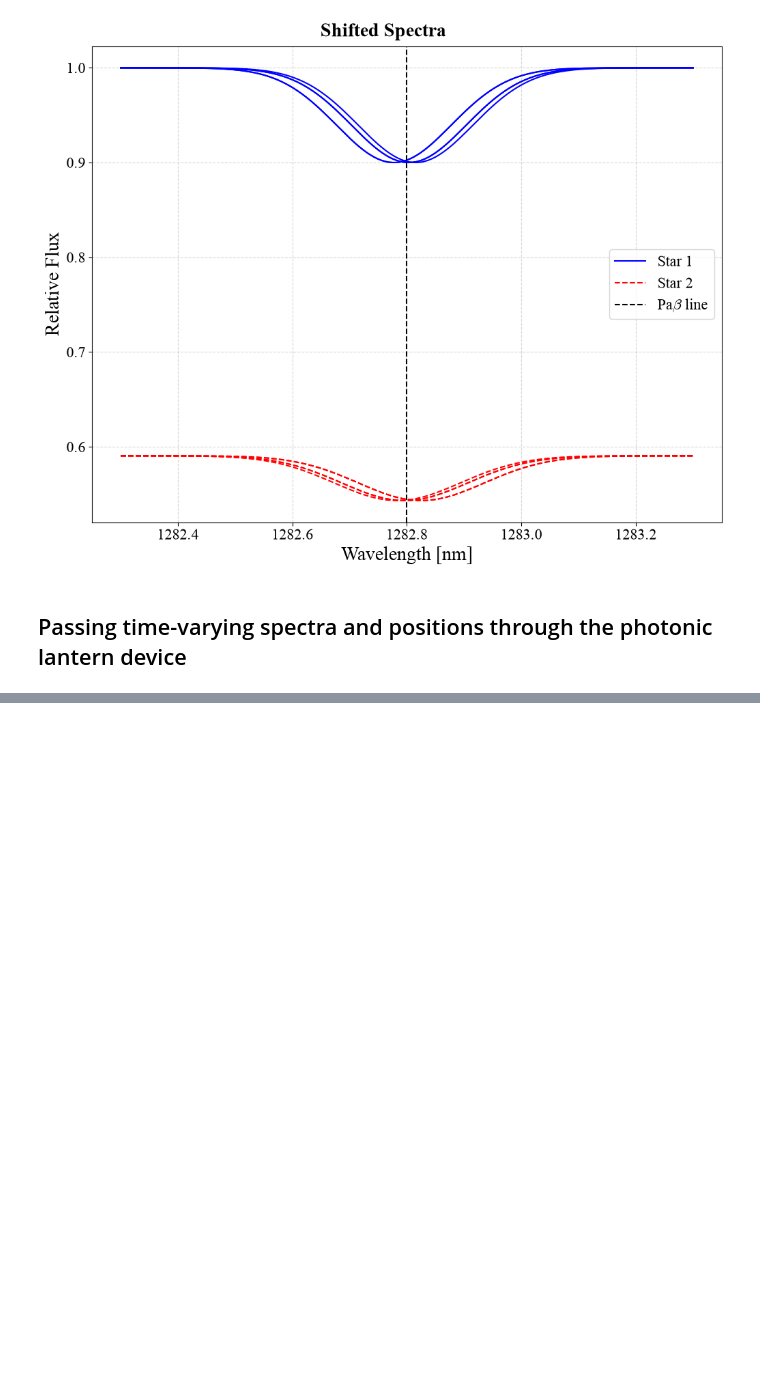
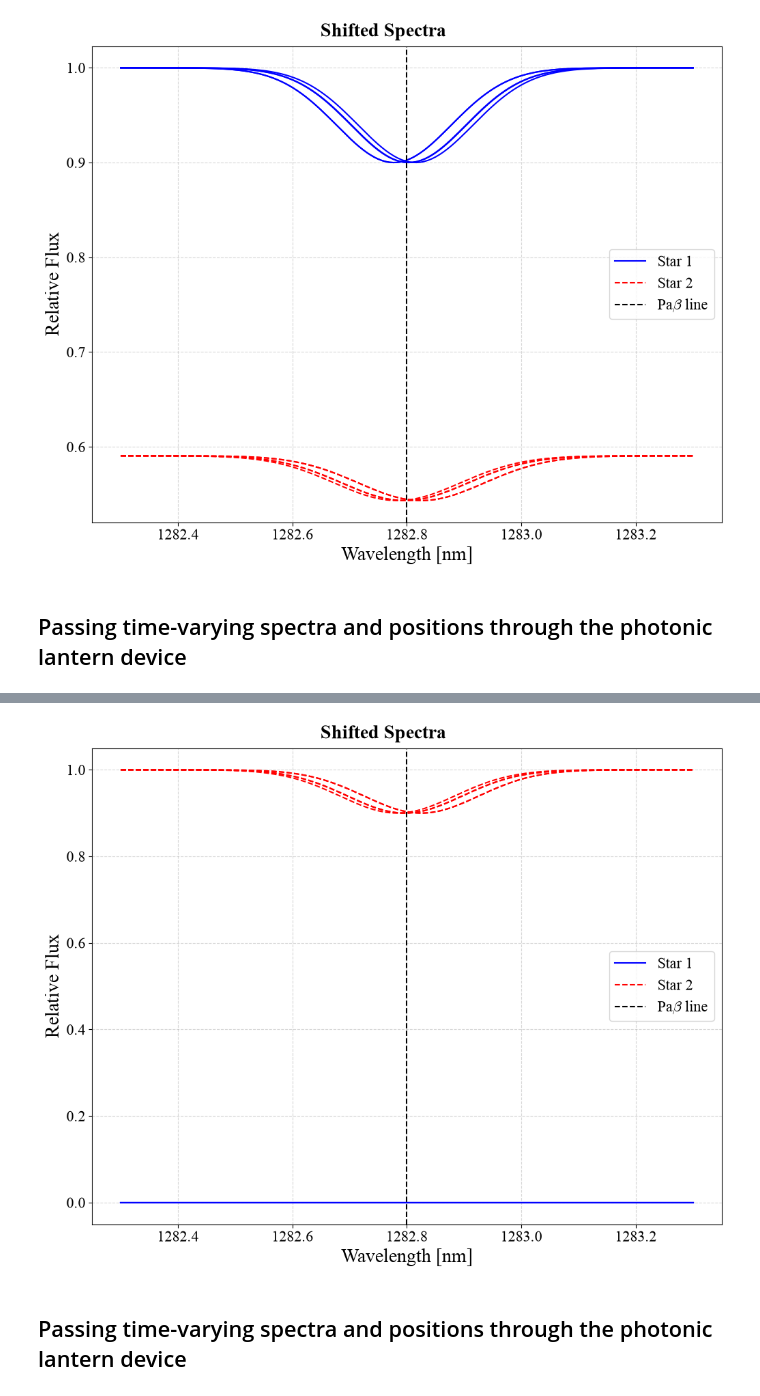
Before and after one commit to saividyud/Second-Year-Project, a Jupyter notebook: transient_observations.ipynb, the cells around one changed output, grey strips where cells are left out. Cells and saved outputs as stored; diff of their text form; code cells hidden in the pictures; blank space fills up the shorter version.

```diff
--- a/transient_observations.ipynb
+++ b/transient_observations.ipynb
@@ -654,0 +705,34 @@ plt.show()
+# %%
+star1_spectra_doppled = np.zeros((N_OBS, N_SPEC))
+star2_spectra_doppled = np.zeros((N_OBS, N_SPEC))
+
+for i in tqdm(range(N_OBS), desc='Shifting the spectra due to the Doppler shift'):
+    star1_spectra_doppled[i, :] = functions.create_spectrum(F_1, A_LINE_1, WAV_MIDDLE_1, WAV_WIDTH_1, WAV_RANGE + delta_lambda1[i])
+    star2_spectra_doppled[i, :] = functions.create_spectrum(F_2, A_LINE_2, WAV_MIDDLE_2, WAV_WIDTH_2, WAV_RANGE + delta_lambda2[i])
+
+# Plotting the spectra
+fig = plt.figure()
+fig.set_constrained_layout(True)
+ax = fig.add_subplot()
+
+fig.suptitle('Shifted Spectra')
+
+for i in range(N_OBS):
+    if i == 0 or i == N_OBS//4 or i == N_OBS//2 or i == 3*N_OBS//4 or i == N_OBS - 1:
+        ax.plot(WAV_RANGE, star1_spectra_doppled[i], label=f'Star 1' if i == 0 else None, color='b', linestyle='-')
+        ax.plot(WAV_RANGE, star2_spectra_doppled[i], label=f'Star 2' if i == 0 else None, color='r', linestyle='--')
+
+ax.axvline(WAV_MIDDLE, color='k', linestyle='--', label='Pa$\\beta$ line')
+
+ax.set_xlabel('Wavelength [nm]')
+ax.set_ylabel('Relative Flux')
+
+ax.grid(True, linestyle='--', alpha=0.5)
+
+ax.legend()
+
+plt.show()
+# %% [output]
+[figure, added]
+# %% [markdown]
+## Passing time-varying spectra and positions through the photonic lantern device
```
Also changed, not shown: parts of 18 cells of this notebook.
